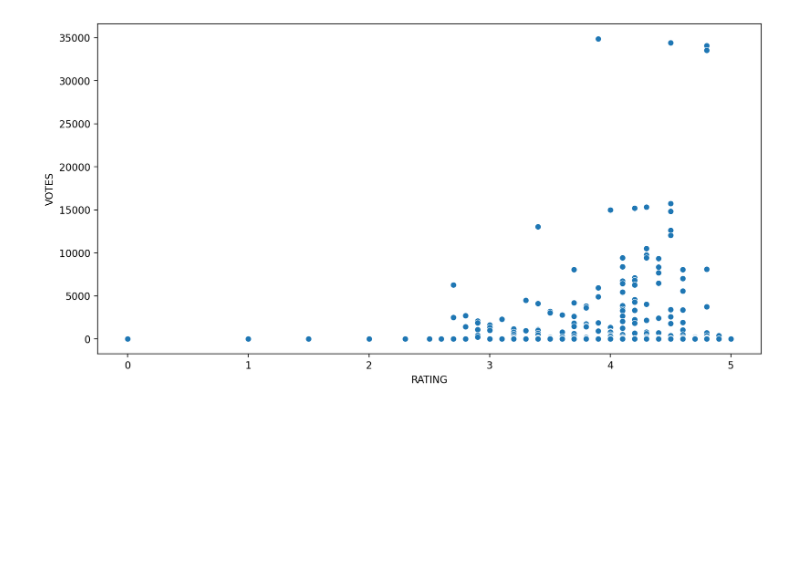
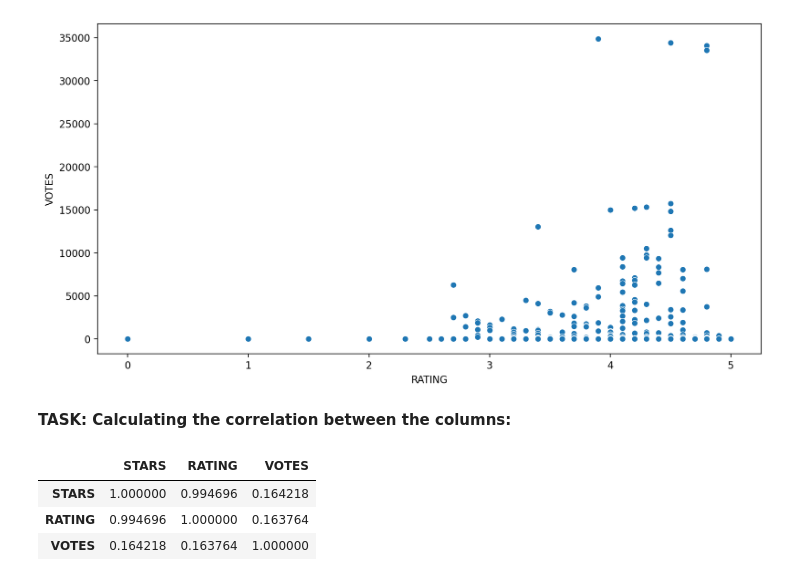
Before and after one commit to JovanTTT/FandangoProject, a Jupyter notebook: Fandango-Project.ipynb, the cells around one changed output. Cells and saved outputs as stored; diff of their text form; code cells hidden in the pictures; blank space fills up the shorter version.

```diff
--- a/Fandango-Project.ipynb
+++ b/Fandango-Project.ipynb
@@ -130,3 +130,13 @@ plt.figure(figsize = (12, 6), dpi = 200)
 sns.scatterplot(data = fandango, x = 'RATING', y = 'VOTES');
 # %% [output]
 [figure]
+# %% [markdown]
+**TASK: Calculating the correlation between the columns:**
+# %%
+correlation = fandango.drop('FILM', axis = 1)
+correlation.corr()
+# %% [output]
+|  | STARS | RATING | VOTES |
+| STARS | 1.000000 | 0.994696 | 0.164218 |
+| RATING | 0.994696 | 1.000000 | 0.163764 |
+| VOTES | 0.164218 | 0.163764 | 1.000000 |
```
Also changed, not shown: parts of 8 cells of this notebook.
